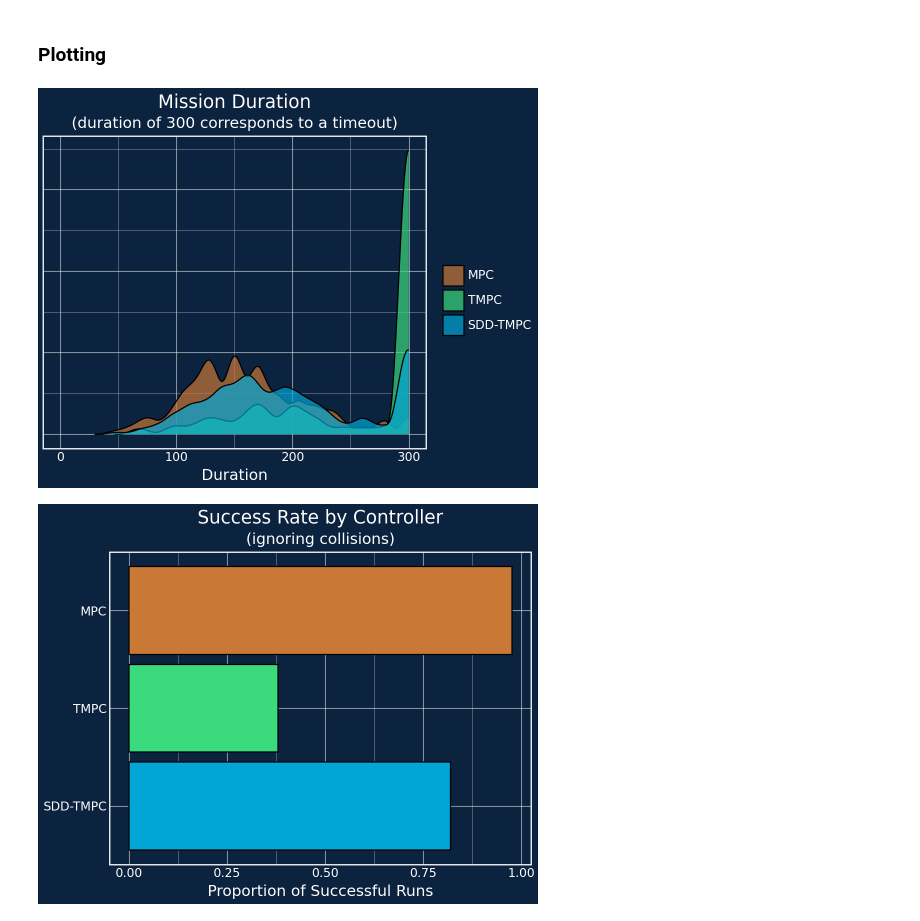
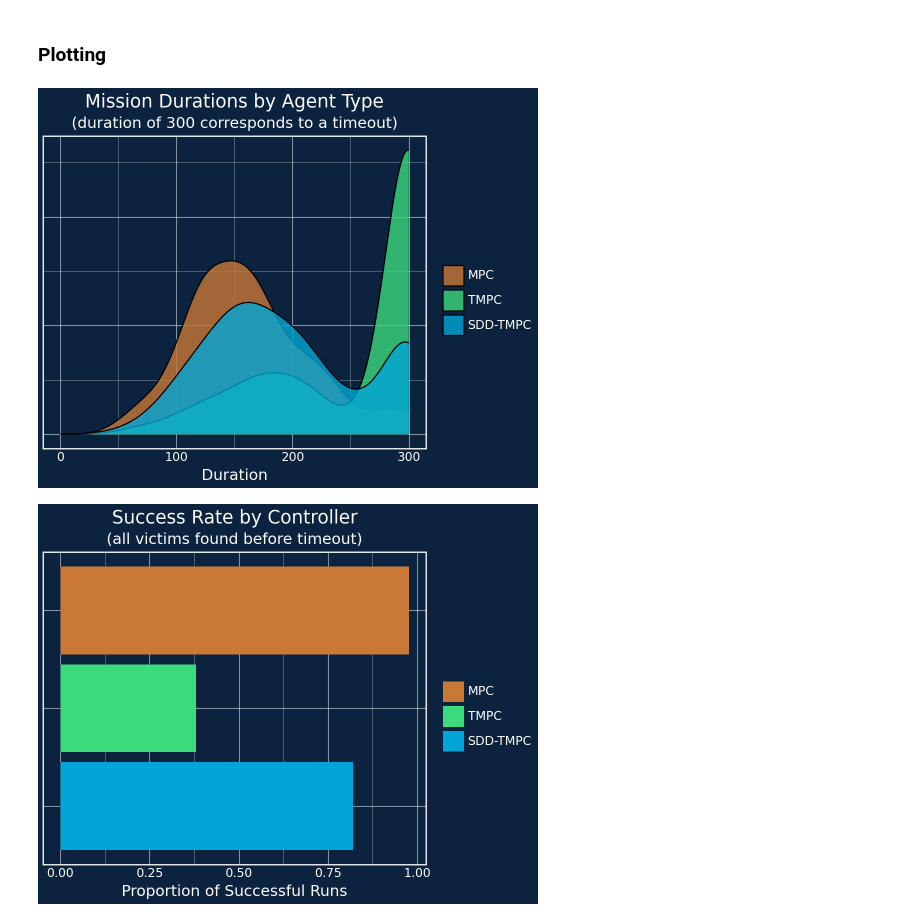
Before and after one commit to svenschoonebeek/Perception-Aware-Search-and-Rescue, a Jupyter notebook: src/processing_nico.ipynb, the cells around one changed output. Saved outputs shown, nothing was run; the diff lists cells and outputs as text; code cells hidden in the pictures.

```diff
--- a/src/processing_nico.ipynb
+++ b/src/processing_nico.ipynb
@@ -85,8 +85,8 @@ success['Duration'] /= mpc.shape[0]
 # %%
 (
     ggplot(runtimes, aes(x='Duration', fill='type'))
-           + geom_density(kernel='triw', position='identity', alpha=0.7)
-           + labs(x='Duration', y='', title='Mission Duration', subtitle='(duration of 300 corresponds to a timeout)', fill='')
+           + geom_density(kernel='gaussian', position='identity', alpha=0.8)
+           + labs(x='Duration', y='', title='Mission Durations by Agent Type', subtitle='(duration of 300 corresponds to a timeout)', fill='')
            + scale_fill_manual(values=["#C97836", "#3BDA7D", "#01A6D6"])
            + scale_x_continuous(limits=(0, 300))
            + theme_poster((5, 4))
@@ -97,17 +97,17 @@ success['Duration'] /= mpc.shape[0]
            )
 )
 # %% [output]
-[figure, old version]
+[figure, new version]
 # %%
 (
     ggplot(success, aes(x='type', y='Duration', fill='type'))
-           + geom_col(colour='black')
+           + geom_col(colour='#00000000')
            + coord_flip()
-           + labs(x='', y='Proportion of Successful Runs', title='Success Rate by Controller', subtitle='(ignoring collisions)', fill='')
+           + labs(x='', y='Proportion of Successful Runs', title='Success Rate by Controller', subtitle='(all victims found before timeout)', fill='')
            + scale_x_discrete(limits=['SDD-TMPC', 'TMPC', 'MPC'])
-           + scale_fill_manual(values=["#C97836", "#3BDA7D", "#01A6D6"], guide=None)
+           + scale_fill_manual(values=["#C97836", "#3BDA7D", "#01A6D6"])
            + theme_poster((5, 4))
-           + theme(plot_title=element_text(ha='center'), plot_subtitle=element_text(ha='center'))
+           + theme(plot_title=element_text(ha='center'), plot_subtitle=element_text(ha='center'), axis_text_y=element_blank())
 )
 # %% [output]
-[figure, old version]
+[figure, new version]
```
Also changed, not shown: 2 other files.
